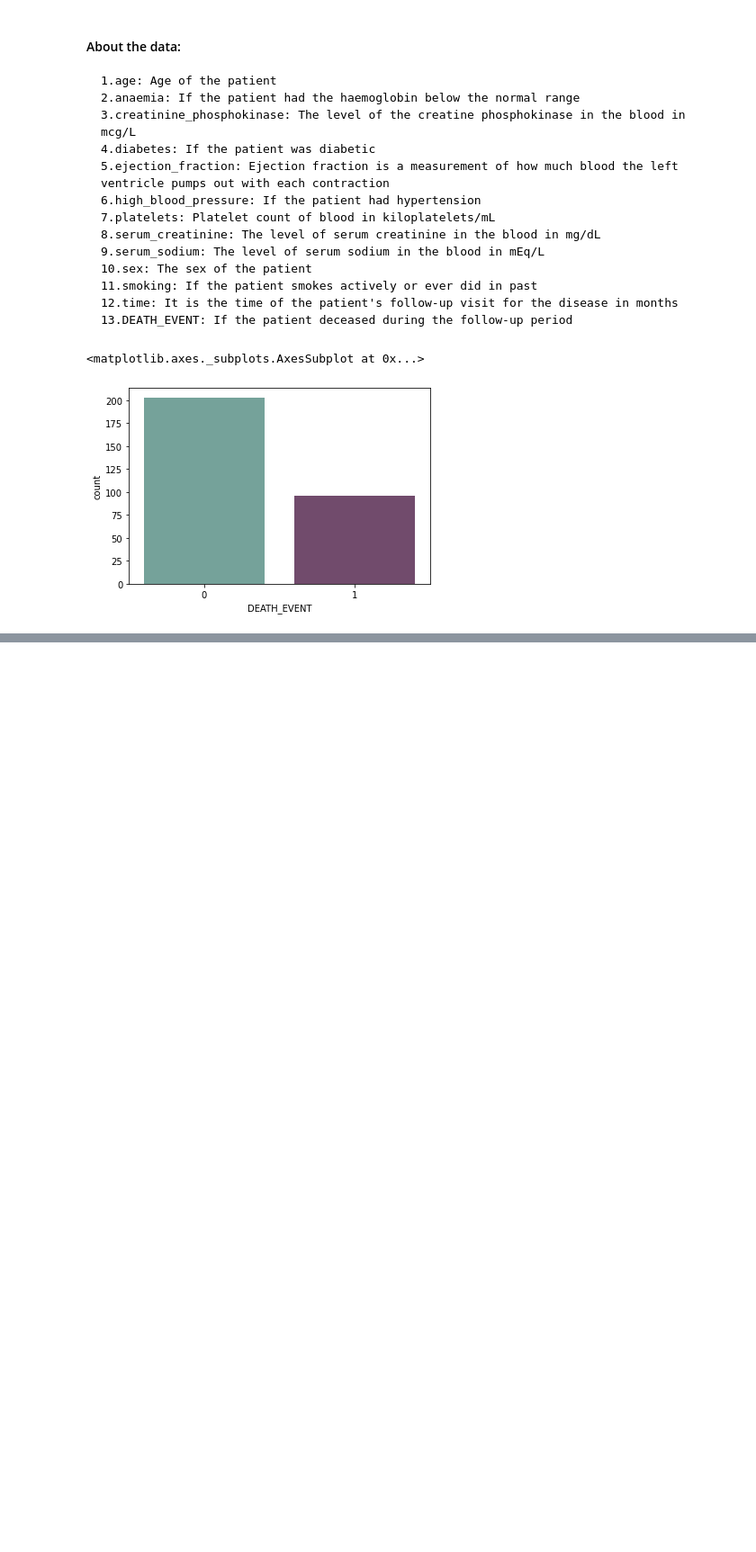
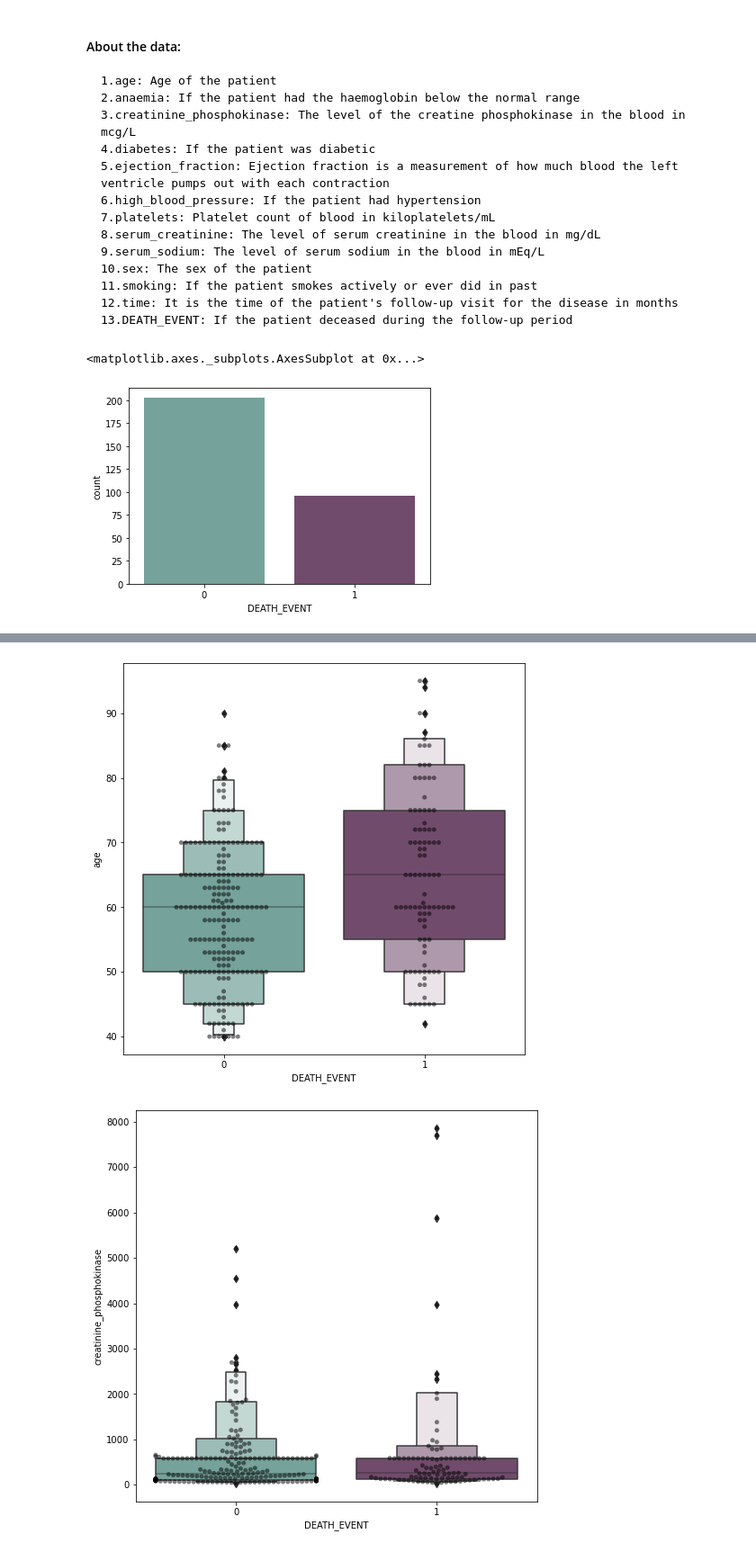
Before and after one commit to onlyabhilash/NLP-Heart-Failure-Prediction, a Jupyter notebook: Heart_Failure_Prediction_ANN.ipynb, the cells around one changed output, grey strips where cells are left out. Shown: that part at 90% size. Drawn from its saved outputs; the diff is of its cells as text; code cells hidden in the pictures; blank space fills up the shorter version.

```diff
--- a/Heart_Failure_Prediction_ANN.ipynb
+++ b/Heart_Failure_Prediction_ANN.ipynb
@@ -73,0 +96,11 @@ sns.countplot(x= data["DEATH_EVENT"], palette= cols)
+# %%
+# Boxen and swarm plot of some non binary features.
+feature = ["age","creatinine_phosphokinase","ejection_fraction","platelets","serum_creatinine","serum_sodium", "time"]
+for i in feature:
+    plt.figure(figsize=(8,8))
+    sns.swarmplot(x=data["DEATH_EVENT"], y=data[i], color="black", alpha=0.5)
+    sns.boxenplot(x=data["DEATH_EVENT"], y=data[i], palette=cols)
+    plt.show()
+# %% [output]
+[figure, added]
+[figure, added]
```
Also changed, not shown: parts of 4 cells of this notebook.
